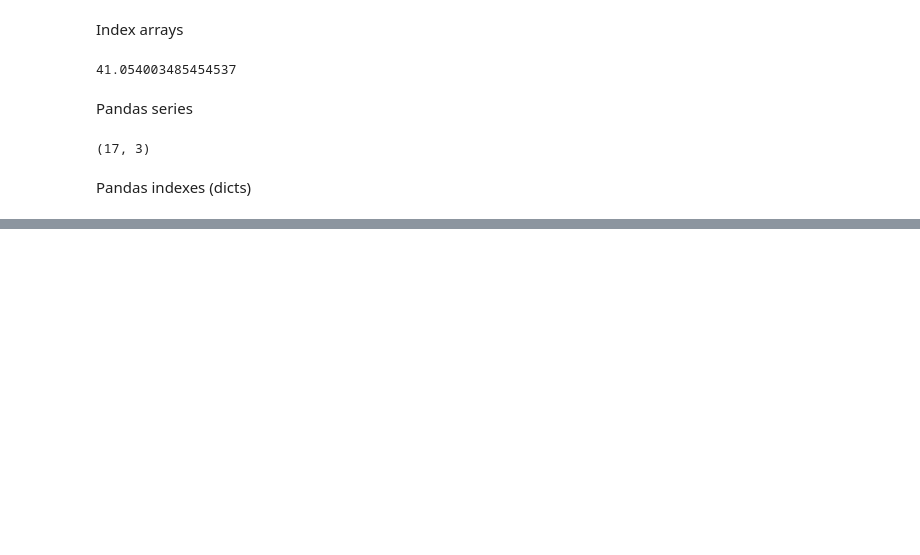
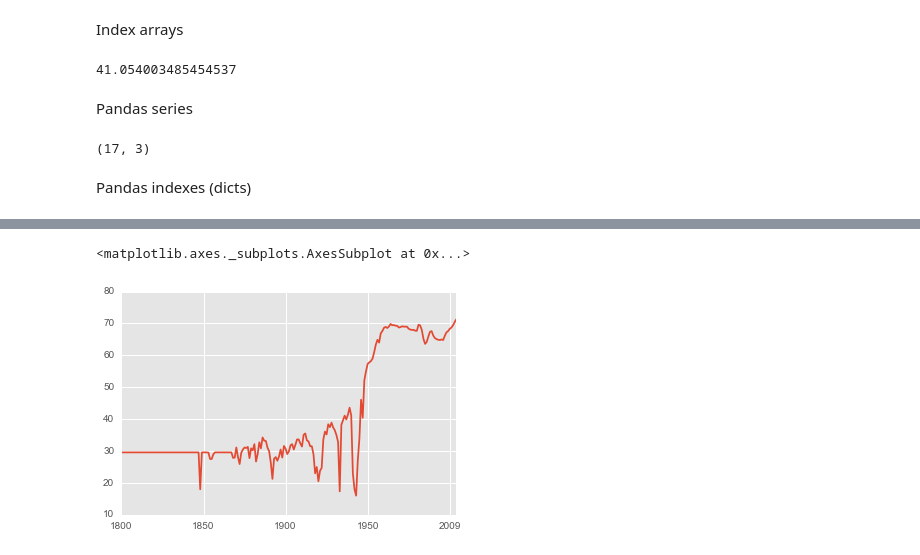
Before and after one commit to aryabchi/pynb, a Jupyter notebook: IntroDA.ipynb, the cells around one changed output, grey strips where cells are left out. Saved outputs shown, nothing was run; the diff lists cells and outputs as text; code cells hidden in the pictures; blank space fills up the shorter version.

```diff
--- a/IntroDA.ipynb
+++ b/IntroDA.ipynb
@@ -431,0 +630,5 @@ max_employment(employment)
+# %%
+life_expectancy_us.plot()
+# %% [output]
+<matplotlib.axes._subplots.AxesSubplot at 0x...>
+[figure, added]
```
Also changed, not shown: parts of 10 cells of this notebook, 1 other file.
